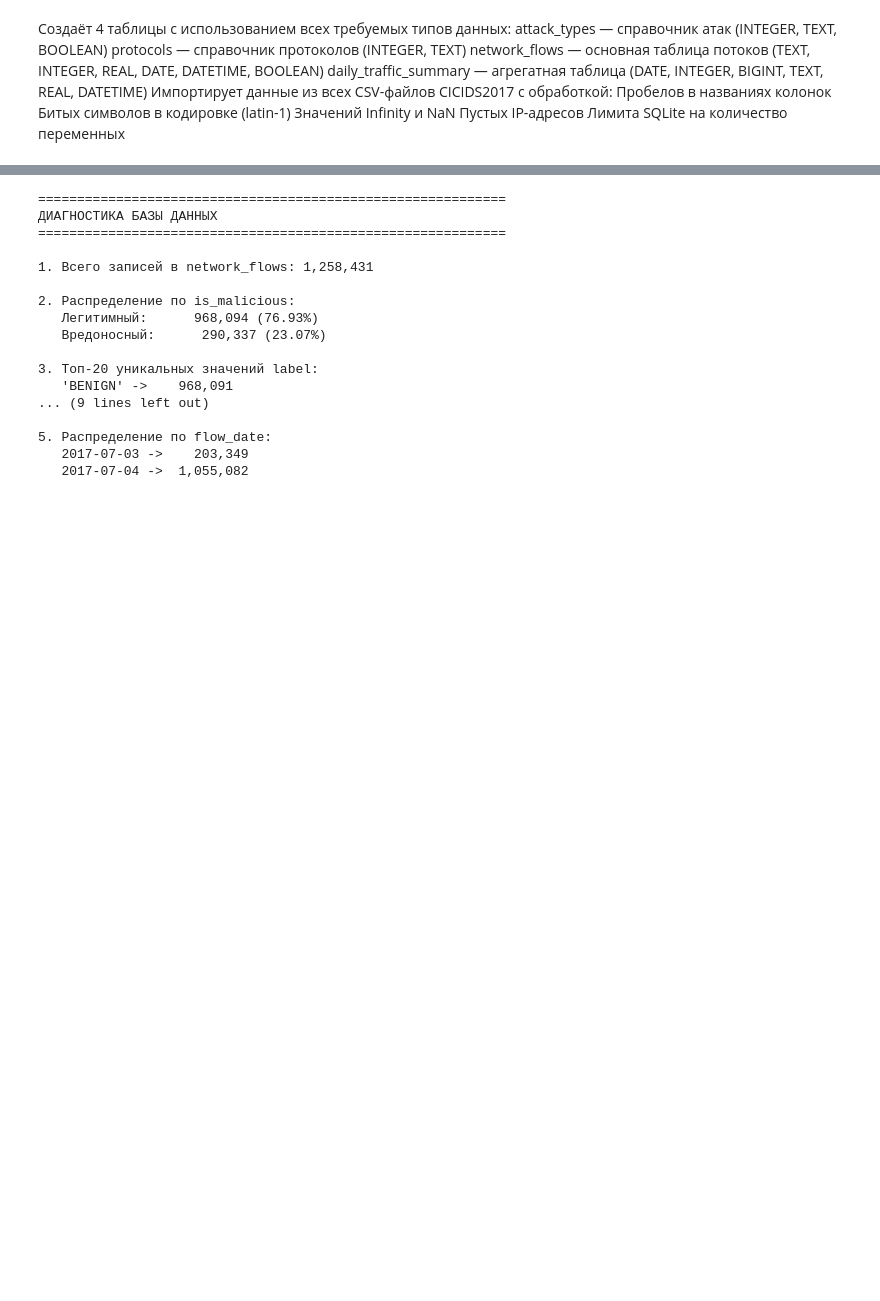
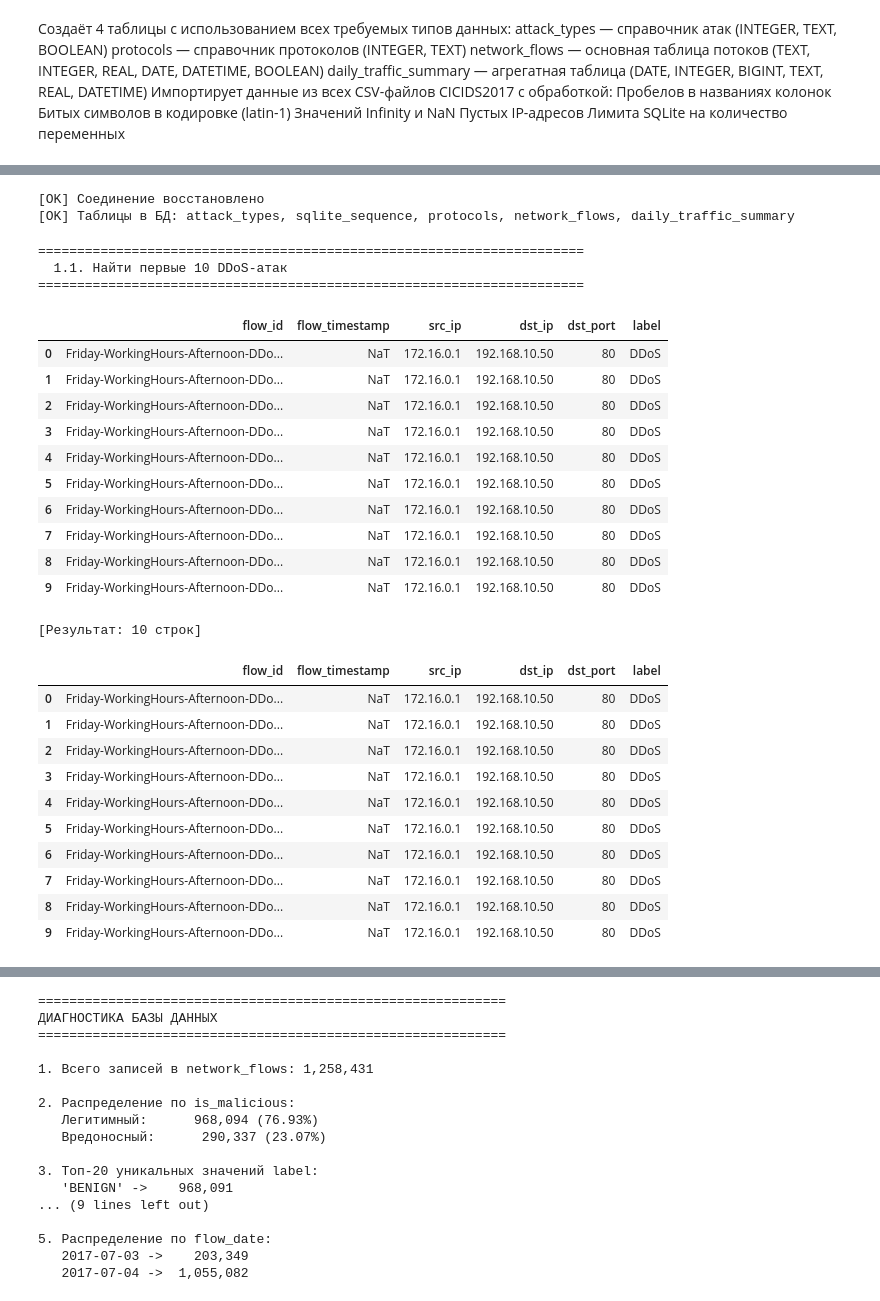
Before and after one commit to Marina4ij/dz3, a Jupyter notebook: dz3.ipynb, the cells around one changed output, grey strips where cells are left out. Drawn from its saved outputs; the diff is of its cells as text; code cells hidden in the pictures; blank space fills up the shorter version.

```diff
--- a/dz3.ipynb
+++ b/dz3.ipynb
@@ -420,0 +493,65 @@ daily_traffic_summary — агрегатная таблица (DATE, INTEGER, BI
+# %%
+import sqlite3
+import pandas as pd
+from IPython.display import display
+
+DB_NAME = "cicids2017_normalized.db"
+
+# Пересоздаём соединение
+conn = sqlite3.connect(DB_NAME)
+
+# Проверяем, что БД доступна
+cursor = conn.cursor()
+cursor.execute("SELECT name FROM sqlite_master WHERE type='table'")
+tables = [row[0] for row in cursor.fetchall()]
+print(f"[OK] Соединение восстановлено")
+print(f"[OK] Таблицы в БД: {', '.join(tables)}")
+
+# Вспомогательная функция для красивого вывода
+def run_query(sql, title=None):
+    if title:
+        print(f"\n{'='*70}")
+        print(f"  {title}")
+        print(f"{'='*70}")
+    df = pd.read_sql_query(sql, conn)
+    display(df)
+    print(f"[Результат: {len(df)} строк]\n")
+    return df
+# %% [output]
+[OK] Соединение восстановлено
+[OK] Таблицы в БД: attack_types, sqlite_sequence, protocols, network_flows, daily_traffic_summary
+# %%
+sql = """
+SELECT flow_id, flow_timestamp, src_ip, dst_ip, dst_port, label
+FROM network_flows
+WHERE label = 'DDoS'
+LIMIT 10
+"""
+run_query(sql, "1.1. Найти первые 10 DDoS-атак")
+# %% [output]
+======================================================================
+  1.1. Найти первые 10 DDoS-атак
+======================================================================
+|  | flow_id | flow_timestamp | src_ip | dst_ip | dst_port | label |
+| 0 | Friday-WorkingHours-Afternoon-DDo... | NaT | 172.16.0.1 | 192.168.10.50 | 80 | DDoS |
+| 1 | Friday-WorkingHours-Afternoon-DDo... | NaT | 172.16.0.1 | 192.168.10.50 | 80 | DDoS |
+| 2 | Friday-WorkingHours-Afternoon-DDo... | NaT | 172.16.0.1 | 192.168.10.50 | 80 | DDoS |
+| 3 | Friday-WorkingHours-Afternoon-DDo... | NaT | 172.16.0.1 | 192.168.10.50 | 80 | DDoS |
+| 4 | Friday-WorkingHours-Afternoon-DDo... | NaT | 172.16.0.1 | 192.168.10.50 | 80 | DDoS |
+| 5 | Friday-WorkingHours-Afternoon-DDo... | NaT | 172.16.0.1 | 192.168.10.50 | 80 | DDoS |
+| 6 | Friday-WorkingHours-Afternoon-DDo... | NaT | 172.16.0.1 | 192.168.10.50 | 80 | DDoS |
+| 7 | Friday-WorkingHours-Afternoon-DDo... | NaT | 172.16.0.1 | 192.168.10.50 | 80 | DDoS |
+| 8 | Friday-WorkingHours-Afternoon-DDo... | NaT | 172.16.0.1 | 192.168.10.50 | 80 | DDoS |
+| 9 | Friday-WorkingHours-Afternoon-DDo... | NaT | 172.16.0.1 | 192.168.10.50 | 80 | DDoS |
+[Результат: 10 строк]
+|  | flow_id | flow_timestamp | src_ip | dst_ip | dst_port | label |
+| 0 | Friday-WorkingHours-Afternoon-DDo... | NaT | 172.16.0.1 | 192.168.10.50 | 80 | DDoS |
+| 1 | Friday-WorkingHours-Afternoon-DDo... | NaT | 172.16.0.1 | 192.168.10.50 | 80 | DDoS |
+| 2 | Friday-WorkingHours-Afternoon-DDo... | NaT | 172.16.0.1 | 192.168.10.50 | 80 | DDoS |
+| 3 | Friday-WorkingHours-Afternoon-DDo... | NaT | 172.16.0.1 | 192.168.10.50 | 80 | DDoS |
+| 4 | Friday-WorkingHours-Afternoon-DDo... | NaT | 172.16.0.1 | 192.168.10.50 | 80 | DDoS |
+| 5 | Friday-WorkingHours-Afternoon-DDo... | NaT | 172.16.0.1 | 192.168.10.50 | 80 | DDoS |
+| 6 | Friday-WorkingHours-Afternoon-DDo... | NaT | 172.16.0.1 | 192.168.10.50 | 80 | DDoS |
+| 7 | Friday-WorkingHours-Afternoon-DDo... | NaT | 172.16.0.1 | 192.168.10.50 | 80 | DDoS |
+| 8 | Friday-WorkingHours-Afternoon-DDo... | NaT | 172.16.0.1 | 192.168.10.50 | 80 | DDoS |
+| 9 | Friday-WorkingHours-Afternoon-DDo... | NaT | 172.16.0.1 | 192.168.10.50 | 80 | DDoS |
```
Also changed, not shown: parts of 11 cells of this notebook.
